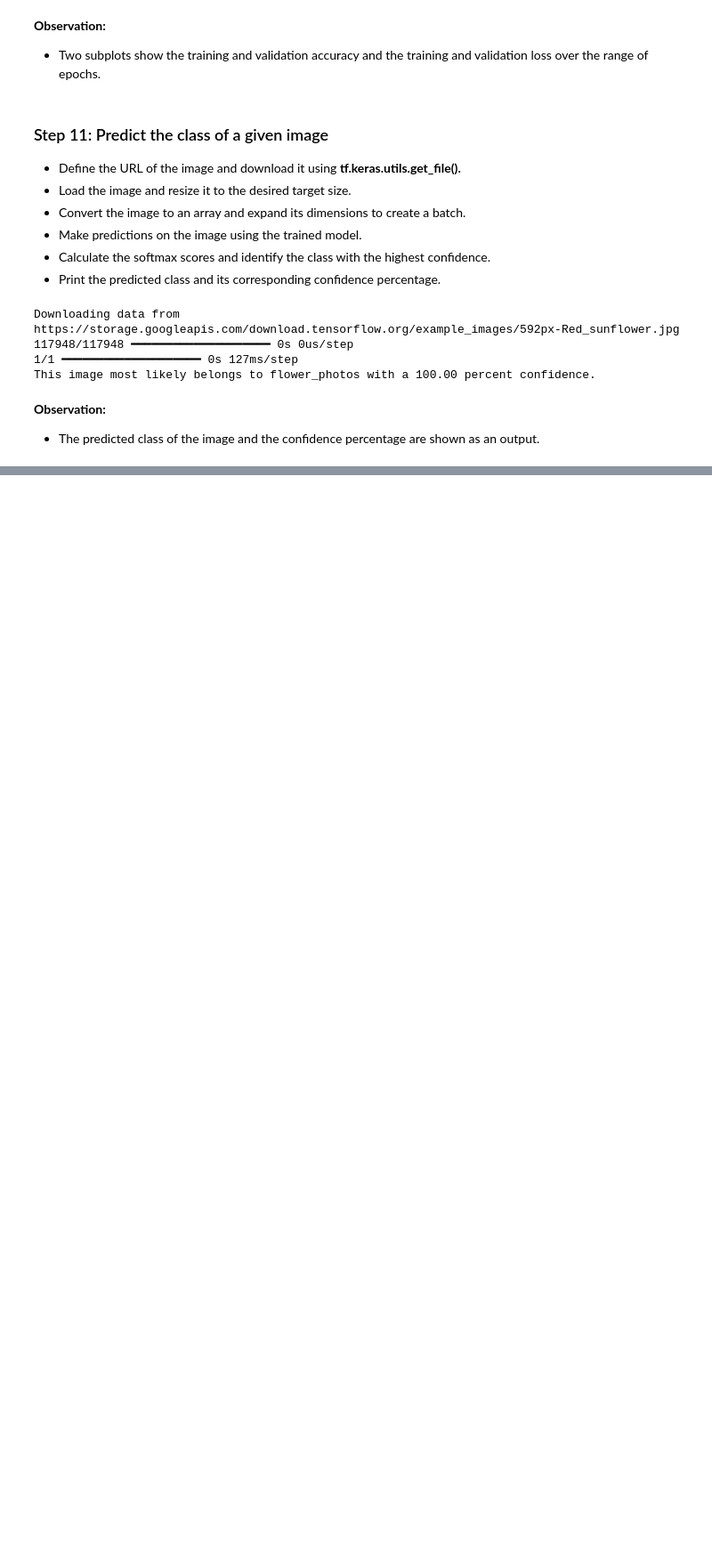
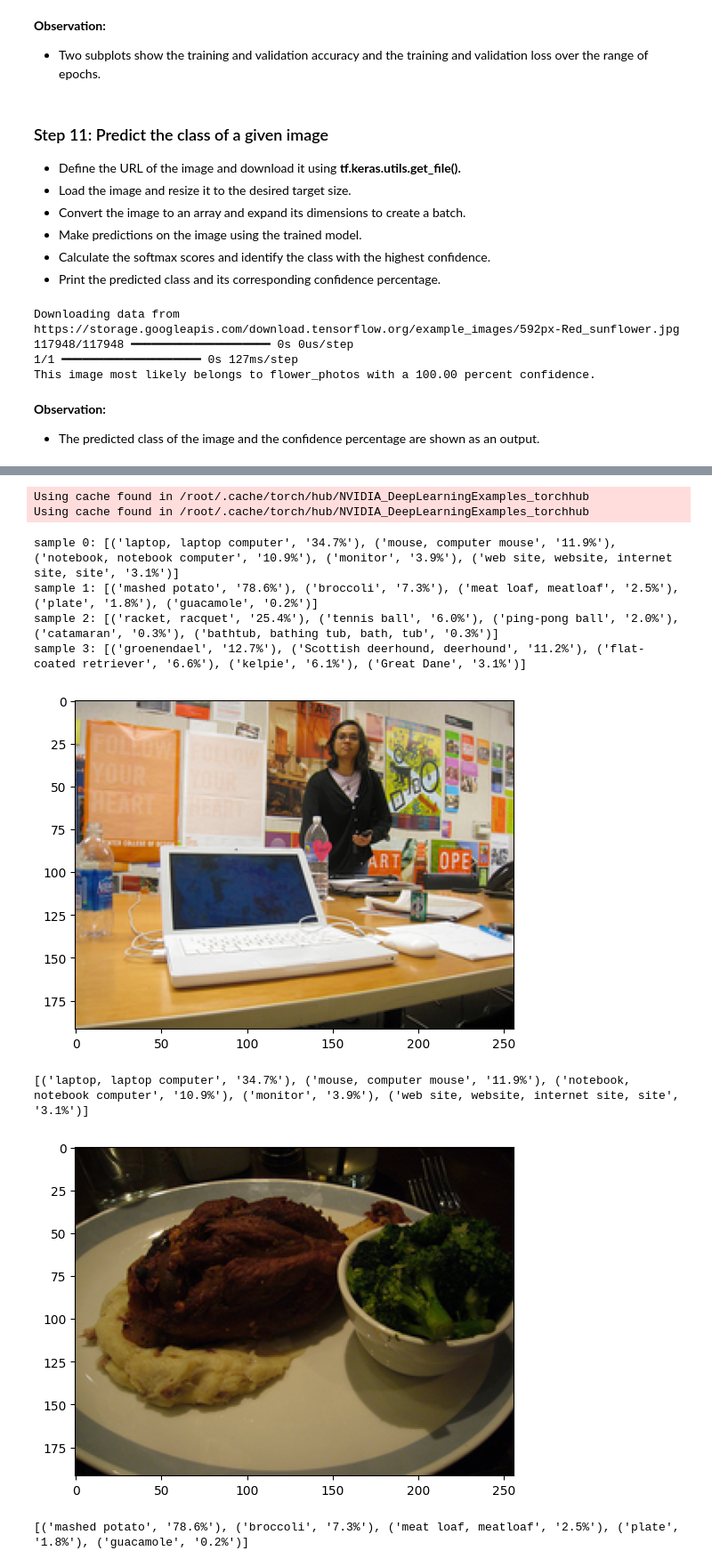
Before and after one commit to williamryanmckee-nwa/Deep-Learning, a Jupyter notebook: 8_08_Image_Classification_Using_CNN.ipynb, the cells around one changed output, grey strips where cells are left out. Shown at 89% size. Drawn from its saved outputs; the diff is of its cells as text; code cells hidden in the pictures; blank space fills up the shorter version.

```diff
--- a/8_08_Image_Classification_Using_CNN.ipynb
+++ b/8_08_Image_Classification_Using_CNN.ipynb
@@ -379,3 +379,61 @@ This image most likely belongs to flower_photos with a 100.00 percent confidence
 # %% [markdown]
 __Observation:__
 - The predicted class of the image and the confidence percentage are shown as an output.
+# %%
+!pip install validators matplotlib
+import torch
+from PIL import Image
+import torchvision.transforms as transforms
+import numpy as np
+import json
+import requests
+import matplotlib.pyplot as plt
+import warnings
+warnings.filterwarnings('ignore')
+%matplotlib inline
+
+device = torch.device("cuda") if torch.cuda.is_available() else torch.device("cpu")
+print(f'Using {device} for inference')
+# Load the model pretrained on ImageNet dataset.
+
+resnet50 = torch.hub.load('NVIDIA/DeepLearningExamples:torchhub', 'nvidia_resnet50', pretrained=True)
+utils = torch.hub.load('NVIDIA/DeepLearningExamples:torchhub', 'nvidia_convnets_processing_utils')
+
+resnet50.eval().to(device)
+# Prepare sample input data.
+
+uris = [
+    'http://images.cocodataset.org/test-stuff2017/000000024309.jpg',
+    'http://images.cocodataset.org/test-stuff2017/000000028117.jpg',
+    'http://images.cocodataset.org/test-stuff2017/000000006149.jpg',
+    'http://images.cocodataset.org/test-stuff2017/000000004954.jpg',
+]
+
+batch = torch.cat(
+    [utils.prepare_input_from_uri(uri) for uri in uris]
+).to(device)
+# Run inference. Use pick_n_best(predictions=output, n=topN) helper function to pick N most probably hypothesis according to the model.
+
+with torch.no_grad():
+    output = torch.nn.functional.softmax(resnet50(batch), dim=1)
+
+results = utils.pick_n_best(predictions=output, n=5)
+# Display the result.
+
+for uri, result in zip(uris, results):
+    img = Image.open(requests.get(uri, stream=True).raw)
+    img.thumbnail((256,256), Image.LANCZOS)
+    plt.imshow(img)
+    plt.show()
+    print(result)
+
+# Details
+# For detailed information on model input and output, training recipies, inference and performance visit: github and/or NGC
+
+# References
+# Original ResNet50 v1 paper
+# Delving deep into rectifiers: Surpassing human-level performance on ImageNet classification
+# model on github
+# model on NGC
+# pretrained model on NGC
+# %% [output]
@@ -381,0 +453,10 @@ __Observation:__
+Using cache found in /root/.cache/torch/hub/NVIDIA_DeepLearningExamples_torchhub
+Using cache found in /root/.cache/torch/hub/NVIDIA_DeepLearningExamples_torchhub
+sample 0: [('laptop, laptop computer', '34.7%'), ('mouse, computer mouse', '11.9%'), ('notebook, notebook computer', '10.9%'), ('monitor', '3.9%'), ('web site, website, internet site, site', '3.1%')]
+sample 1: [('mashed potato', '78.6%'), ('broccoli', '7.3%'), ('meat loaf, meatloaf', '2.5%'), ('plate', '1.8%'), ('guacamole', '0.2%')]
+sample 2: [('racket, racquet', '25.4%'), ('tennis ball', '6.0%'), ('ping-pong ball', '2.0%'), ('catamaran', '0.3%'), ('bathtub, bathing tub, bath, tub', '0.3%')]
+sample 3: [('groenendael', '12.7%'), ('Scottish deerhound, deerhound', '11.2%'), ('flat-coated retriever', '6.6%'), ('kelpie', '6.1%'), ('Great Dane', '3.1%')]
+[figure, added]
+[('laptop, laptop computer', '34.7%'), ('mouse, computer mouse', '11.9%'), ('notebook, notebook computer', '10.9%'), ('monitor', '3.9%'), ('web site, website, internet site, site', '3.1%')]
+[figure, added]
+[('mashed potato', '78.6%'), ('broccoli', '7.3%'), ('meat loaf, meatloaf', '2.5%'), ('plate', '1.8%'), ('guacamole', '0.2%')]
```
Also changed, not shown: parts of 3 cells of this notebook.
